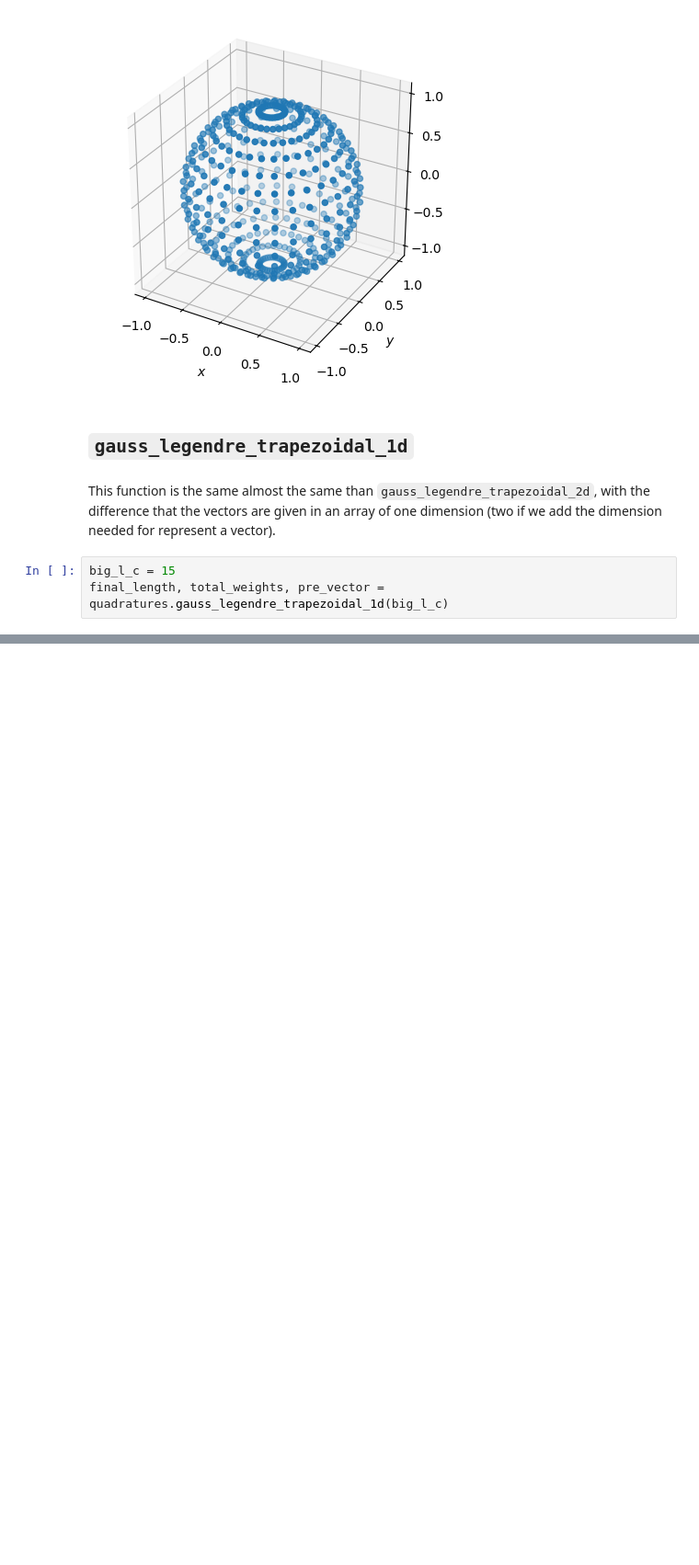
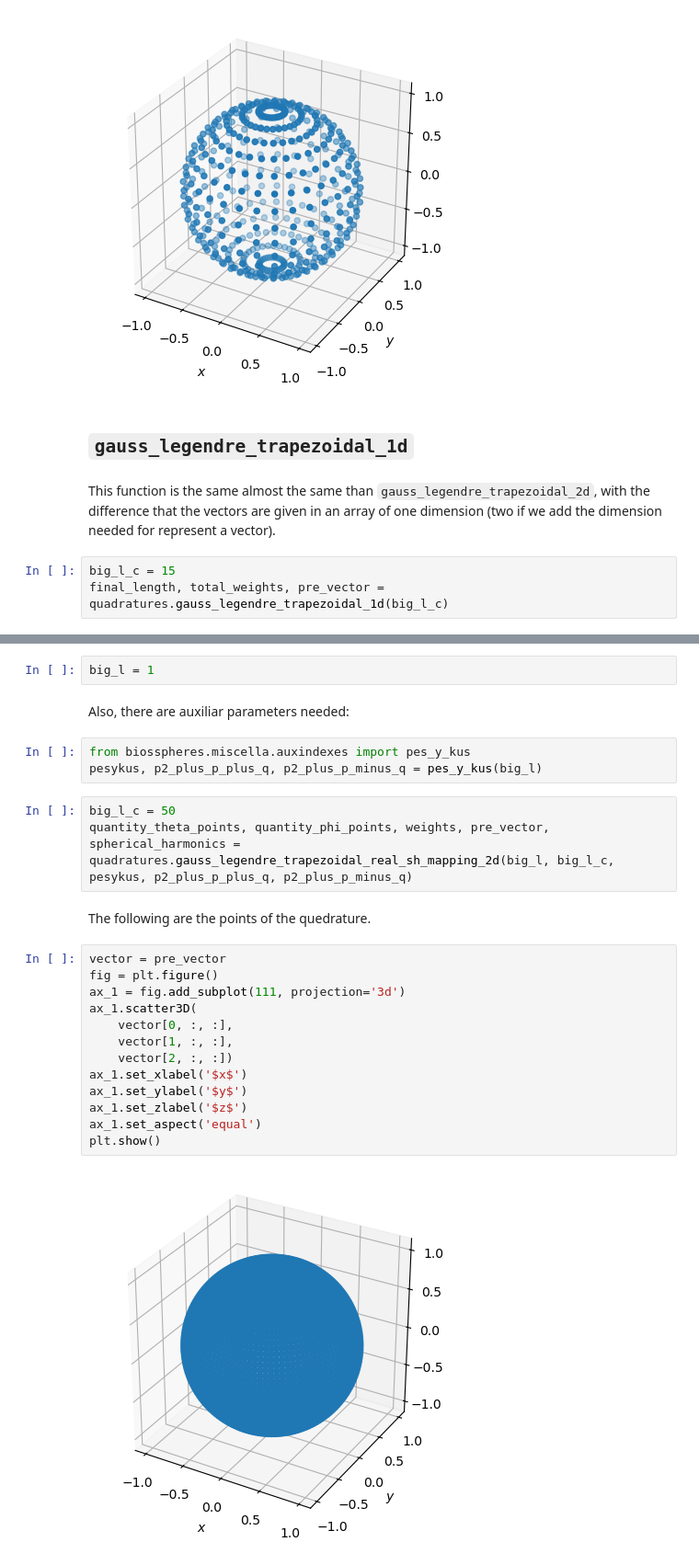
Before and after one commit to iamartineza/biosspheres, a Jupyter notebook: notebooks/quadrature_overview.ipynb, the cells around one changed output, grey strips where cells are left out. Shown at 92% size. Cells and saved outputs as stored; diff of their text form; blank space fills up the shorter version.

Commit message:
added comments on the function gauss_legendre_trapezoidal_real_sh_mapping_2d

```diff
--- a/notebooks/quadrature_overview.ipynb
+++ b/notebooks/quadrature_overview.ipynb
@@ -93,0 +98,27 @@ plt.show()
+# %%
+big_l = 1
+# %% [markdown]
+Also, there are auxiliar parameters needed:
+# %%
+from biosspheres.miscella.auxindexes import pes_y_kus
+pesykus, p2_plus_p_plus_q, p2_plus_p_minus_q = pes_y_kus(big_l)
+# %%
+big_l_c = 50
+quantity_theta_points, quantity_phi_points, weights, pre_vector, spherical_harmonics = quadratures.gauss_legendre_trapezoidal_real_sh_mapping_2d(big_l, big_l_c, pesykus, p2_plus_p_plus_q, p2_plus_p_minus_q)
+# %% [markdown]
+The following are the points of the quedrature.
+# %%
+vector = pre_vector
+fig = plt.figure()
+ax_1 = fig.add_subplot(111, projection='3d')
+ax_1.scatter3D(
+    vector[0, :, :],
+    vector[1, :, :],
+    vector[2, :, :])
+ax_1.set_xlabel('$x$')
+ax_1.set_ylabel('$y$')
+ax_1.set_zlabel('$z$')
+ax_1.set_aspect('equal')
+plt.show()
+# %% [output]
+[figure, added]
```
Also changed, not shown: parts of 6 cells of this notebook.
